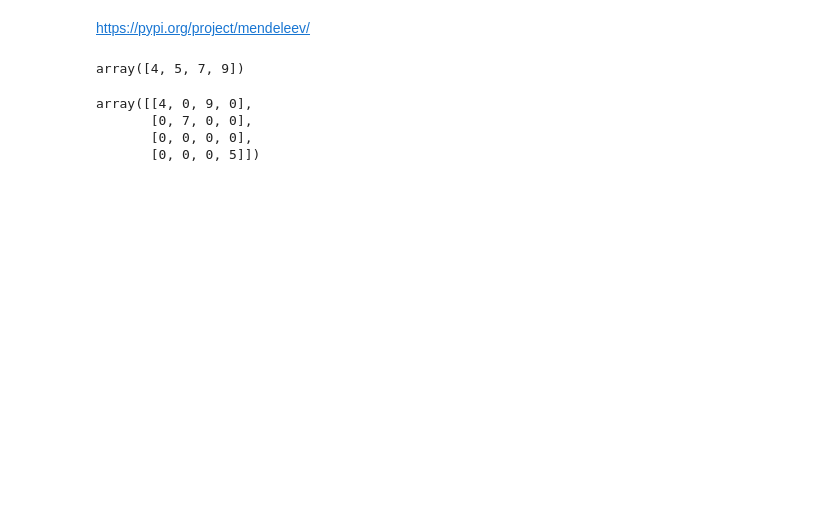
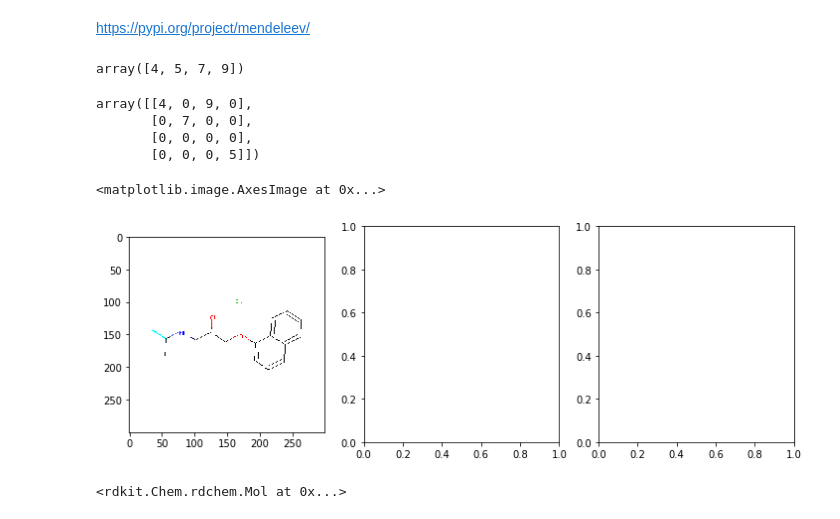
Before and after one commit to ndey96/GCNN-Explainability, a Jupyter notebook: BBBP EDA.ipynb, the cells around one changed output. Drawn from its saved outputs; the diff is of its cells as text; code cells hidden in the pictures; blank space fills up the shorter version.

```diff
--- a/BBBP EDA.ipynb
+++ b/BBBP EDA.ipynb
@@ -227,3 +218,22 @@ array([[4, 0, 9, 0],
        [0, 7, 0, 0],
        [0, 0, 0, 0],
        [0, 0, 0, 5]])
+# %%
+from rdkit.Chem import Draw
+from matplotlib.colors import ColorConverter
+
+mol = Chem.MolFromSmiles(df.iloc[0].smiles)
+img = Draw.MolToImage(mol, highlightAtoms=[1,2], highlightColor=ColorConverter().to_rgb('aqua'))
+
+# plt.imshow(rdmolops.GetAdjacencyMatrix(mol, useBO=True))
+fig, axes = plt.subplots(1,3, figsize=(12,4))
+# fig.add_axes(Draw.MolToMPL(mol).axes[0])
+axes[0].imshow(img)
+# plt.show()
+# %% [output]
+<matplotlib.image.AxesImage at 0x...>
+[figure, added]
+# %%
+mol
+# %% [output]
+<rdkit.Chem.rdchem.Mol at 0x...>
```
Also changed, not shown: parts of 7 cells of this notebook, 7 other files.
